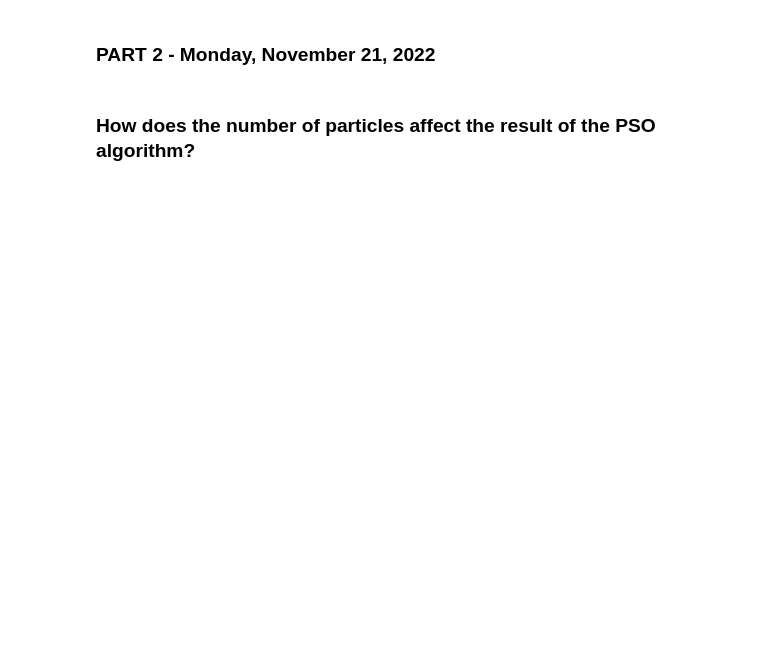
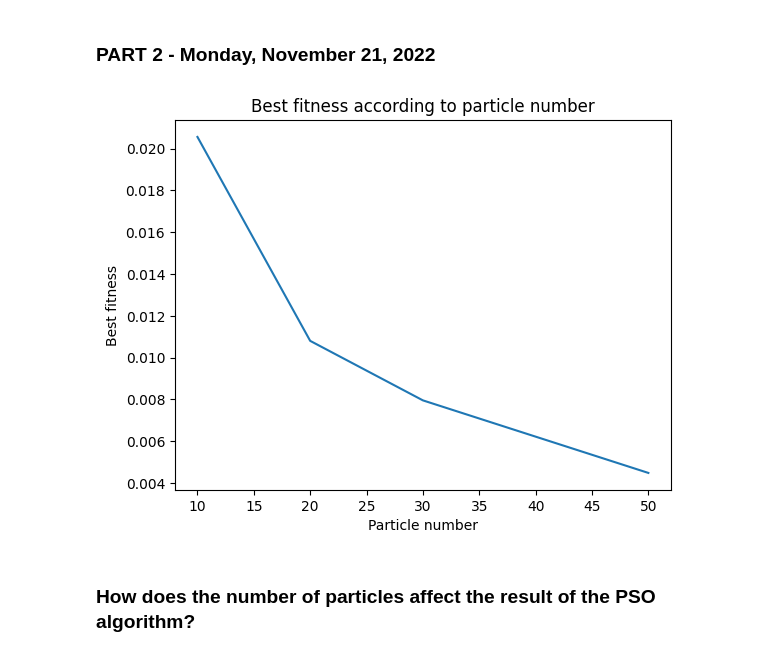
Before and after one commit to Arkanthara/metaheuristics_for_optimization, a Jupyter notebook: TP5_Donnet_Michel_Jean_Joseph.ipynb, the cells around one changed output. Drawn from its saved outputs; the diff is of its cells as text; code cells hidden in the pictures; blank space fills up the shorter version.

```diff
--- a/TP5_Donnet_Michel_Jean_Joseph.ipynb
+++ b/TP5_Donnet_Michel_Jean_Joseph.ipynb
@@ -299,5 +299,18 @@ plt.show()
 # %%
 # Run algorithm for range of N, & plot best_fitness vs N (set vmax_coeff=0.1)
 N = [10, 20, 30, 50]
+result = []
+
+for n in N:
+    J_g, b_g, h_g, J_global = pso_NN(X, y_k, n, 0.1)
+    result.append(J_g)
+plt.figure()
+plt.plot(N, result)
+plt.title("Best fitness according to particle number")
+plt.xlabel("Particle number")
+plt.ylabel("Best fitness")
+plt.show()
+# %% [output]
+[figure, added]
 # %% [markdown]
 ### How does the number of particles affect the result of the PSO algorithm?
```
Also changed, not shown: parts of 13 cells of this notebook.
